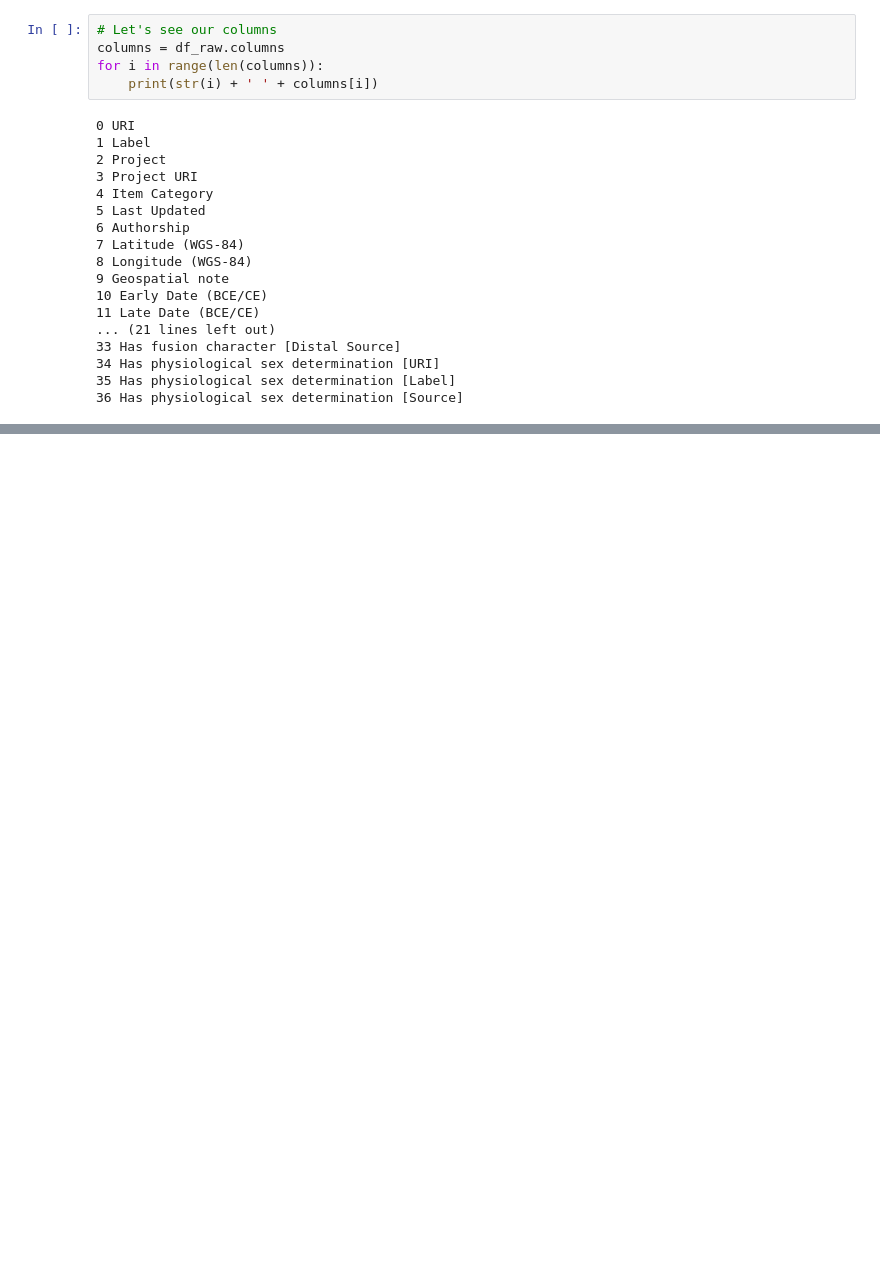
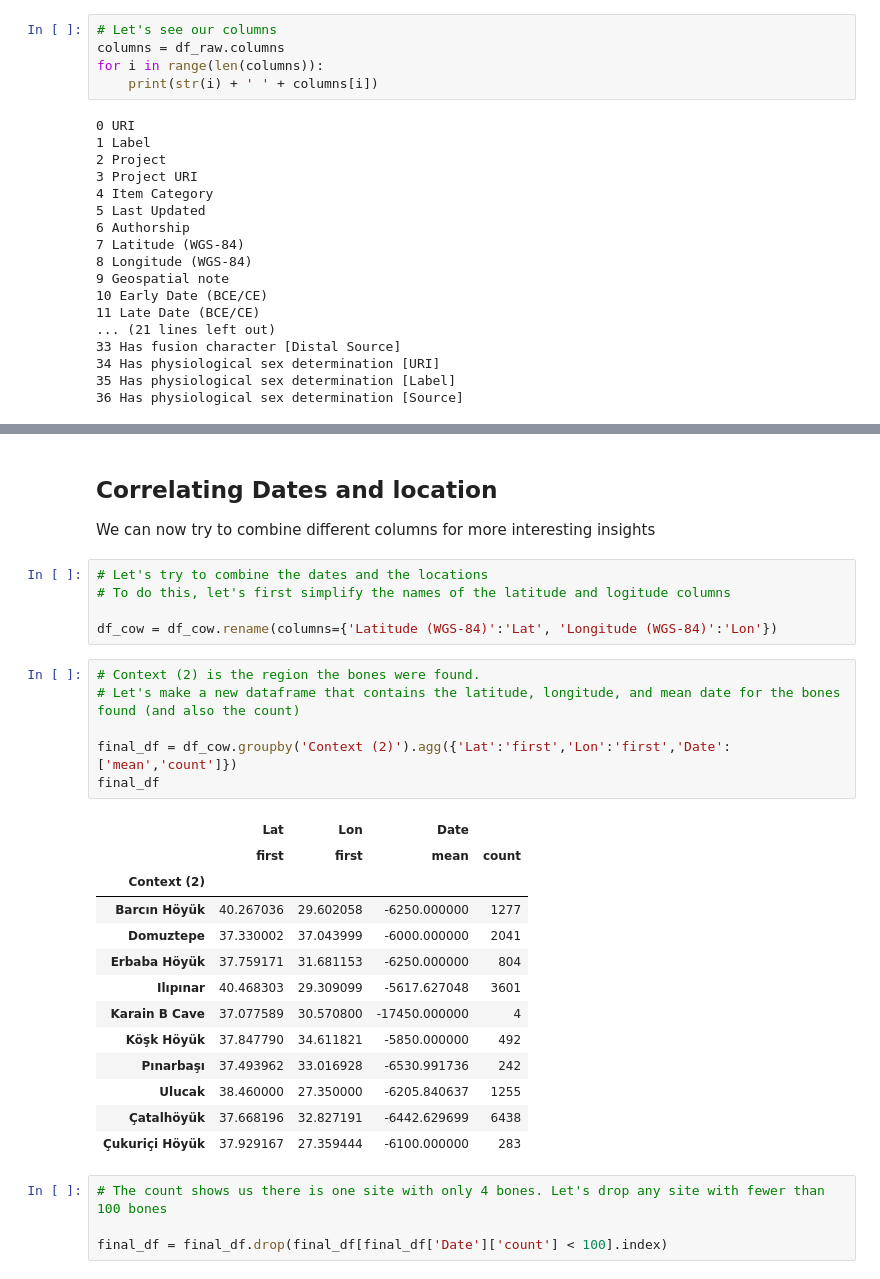
Before and after one commit to EvanEames/MLADCH2526, a Jupyter notebook: week2/ML_Week2.ipynb, the cells around one changed output, grey strips where cells are left out. Saved outputs shown, nothing was run; the diff lists cells and outputs as text; blank space fills up the shorter version.

```diff
--- a/week2/ML_Week2.ipynb
+++ b/week2/ML_Week2.ipynb
@@ -289,0 +243,32 @@ X_train, X_test, y_train, y_test = train_test_split(X, y, test_size=0.33, random
+# %% [markdown]
+## Correlating Dates and location
+We can now try to combine different columns for more interesting insights
+# %%
+# Let's try to combine the dates and the locations
+# To do this, let's first simplify the names of the latitude and logitude columns
+
+df_cow = df_cow.rename(columns={'Latitude (WGS-84)':'Lat', 'Longitude (WGS-84)':'Lon'})
+# %%
+# Context (2) is the region the bones were found.
+# Let's make a new dataframe that contains the latitude, longitude, and mean date for the bones found (and also the count)
+
+final_df = df_cow.groupby('Context (2)').agg({'Lat':'first','Lon':'first','Date':['mean','count']})
+final_df
+# %% [output]
+|  | Lat | Lon | Date |  |
+|  | first | first | mean | count |
+| Context (2) |  |  |  |  |
+| Barcın Höyük | 40.267036 | 29.602058 | -6250.000000 | 1277 |
+| Domuztepe | 37.330002 | 37.043999 | -6000.000000 | 2041 |
+| Erbaba Höyük | 37.759171 | 31.681153 | -6250.000000 | 804 |
+| Ilıpınar | 40.468303 | 29.309099 | -5617.627048 | 3601 |
+| Karain B Cave | 37.077589 | 30.570800 | -17450.000000 | 4 |
+| Köşk Höyük | 37.847790 | 34.611821 | -5850.000000 | 492 |
+| Pınarbaşı | 37.493962 | 33.016928 | -6530.991736 | 242 |
+| Ulucak | 38.460000 | 27.350000 | -6205.840637 | 1255 |
+| Çatalhöyük | 37.668196 | 32.827191 | -6442.629699 | 6438 |
+| Çukuriçi Höyük | 37.929167 | 27.359444 | -6100.000000 | 283 |
+# %%
+# The count shows us there is one site with only 4 bones. Let's drop any site with fewer than 100 bones
+
+final_df = final_df.drop(final_df[final_df['Date']['count'] < 100].index)
```
Also changed, not shown: parts of 61 cells of this notebook.
